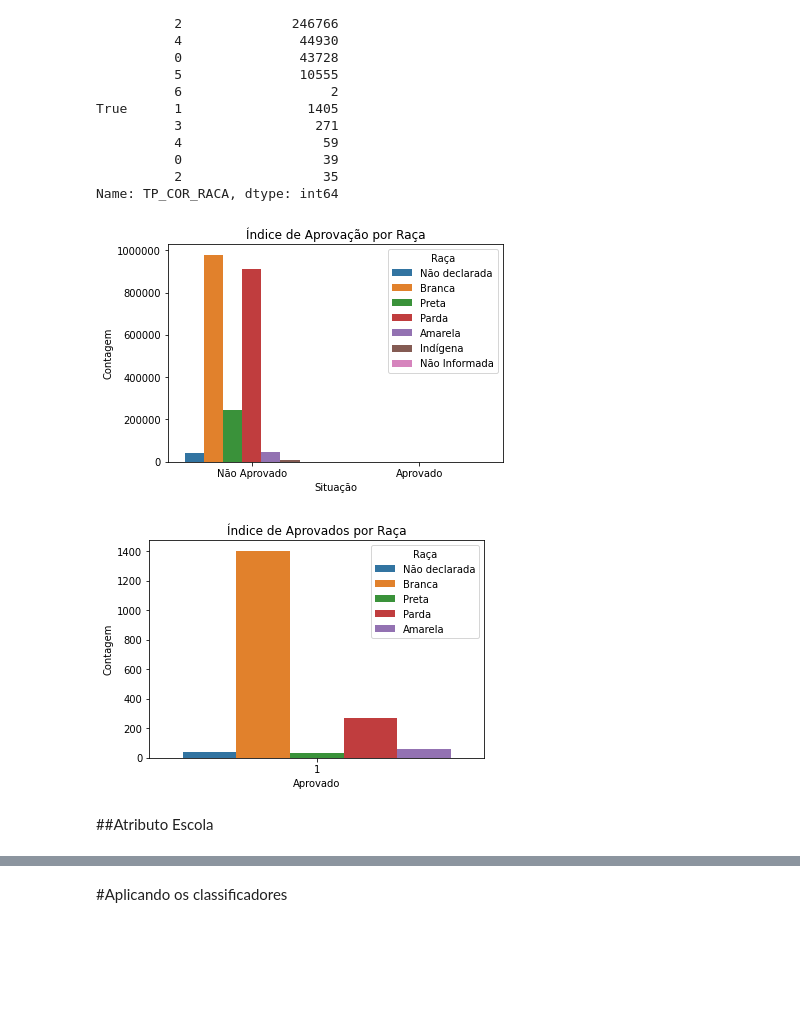
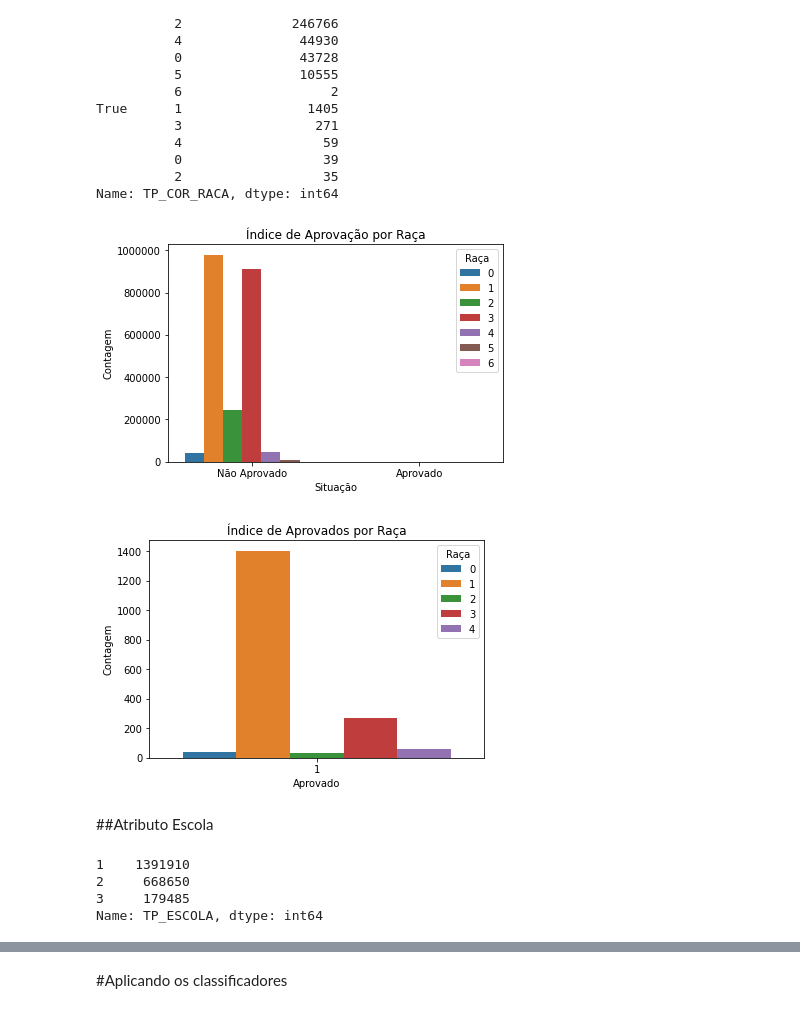
Before and after one commit to GabrielCdev/INEP_dataset_analysis, a Jupyter notebook: INEP_Dataset_Analysis.ipynb, the cells around one changed output, grey strips where cells are left out. Cells and saved outputs as stored; diff of their text form; code cells hidden in the pictures; blank space fills up the shorter version.

```diff
--- a/INEP_Dataset_Analysis.ipynb
+++ b/INEP_Dataset_Analysis.ipynb
@@ -416,26 +416,38 @@ Name: TP_COR_RACA, dtype: int64
 # %%
 sns.countplot(data=enem_df, x="APROVADO", hue='TP_COR_RACA')
 
 plt.title('Índice de Aprovação por Raça')
 plt.xlabel('Situação')
 plt.ylabel('Contagem')
-plt.legend(title='Raça', labels=['Não declarada', 'Branca', 'Preta', 'Parda', 'Amarela', 'Indígena', 'Não Informada'], loc='upper right')
+# plt.legend(title='Raça', labels=['Não declarada', 'Branca', 'Preta', 'Parda',
+#                                  'Amarela', 'Indígena', 'Não Informada'],
+#            loc='upper right')
+plt.legend(title='Raça', loc='upper right')
 plt.xticks([0,1], ['Não Aprovado', 'Aprovado'])
 plt.ticklabel_format(style='plain', axis='y')
 
 plt.show()
 # %% [output]
-[figure, old version]
+[figure, new version]
 # %%
 sns.countplot(data=aprovado, x="APROVADO", hue='TP_COR_RACA')
 
 plt.title('Índice de Aprovados por Raça')
 plt.xlabel('Aprovado')
 plt.ylabel('Contagem')
-plt.legend(title='Raça', labels=['Não declarada', 'Branca', 'Preta', 'Parda', 'Amarela', 'Indígena', 'Não Informada'])
+# plt.legend(title='Raça', labels=['Não declarada', 'Branca', 'Preta', 'Parda',
+#                                  'Amarela', 'Indígena', 'Não Informada'])
+plt.legend(title='Raça')
 
 plt.show()
 # %% [output]
-[figure, old version]
+[figure, new version]
 # %% [markdown]
 ##Atributo Escola
+# %%
+enem_df['TP_ESCOLA'].value_counts()
+# %% [output]
+1    1391910
+2     668650
+3     179485
+Name: TP_ESCOLA, dtype: int64
```
Also changed, not shown: parts of 10 cells of this notebook.
